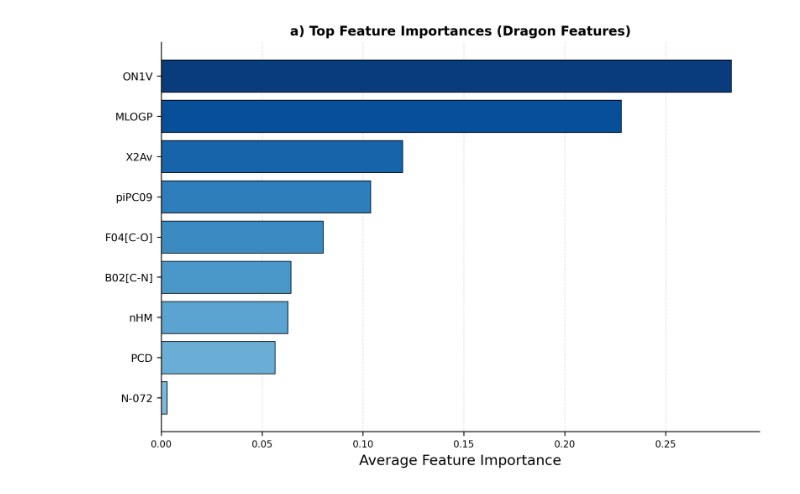
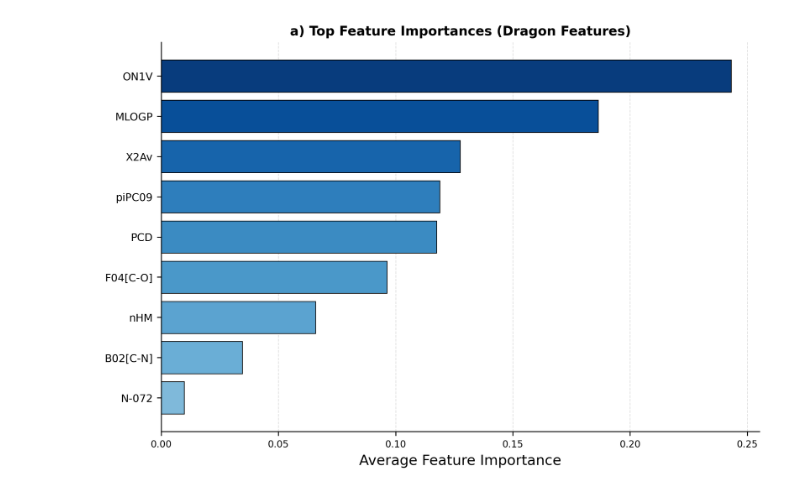
Before and after one commit to ssd6515/ChemClassifier, a Jupyter notebook: Feature Importance/FeatureImportance.ipynb, the cells around one changed output. Drawn from its saved outputs; the diff is of its cells as text; code cells hidden in the pictures.

```diff
--- a/Feature Importance/FeatureImportance.ipynb
+++ b/Feature Importance/FeatureImportance.ipynb
@@ -10,8 +2,0 @@ features = data.drop(columns=['CAS', 'SMILES', 'Set', 'Class', 'logKOW', 'logBCF
-# %%
-import pickle
-import numpy as np
-import matplotlib.pyplot as plt
-
-# Load the pickle file containing the list of feature importance arrays - obtained from model training. Please refer Model Training/Panel A gbrt_panela.py.
-with open('all_feature_importances_panela.pkl', 'rb') as f:
-    all_feature_importances = pickle.load(f)
@@ -20,7 +2,0 @@ with open('all_feature_importances_panela.pkl', 'rb') as f:
-# %%
-# Convert the list to a NumPy array for easier averaging.
-# The resulting shape should be (25, n_features)
-all_feature_importances = np.array(all_feature_importances)
-
-# Compute the average feature importance across all 25 models (elementwise average)
-avg_importances = np.mean(all_feature_importances, axis=0)
@@ -32,12 +3,44 @@ array([0.0626867 , 0.10370353, 0.05643256, 0.11954513, 0.22790995,
 # %%
+import pickle
+import numpy as np
+import matplotlib.pyplot as plt
 from matplotlib import cm
-# Select the top_n features based on the average importance
-top_n = 9
+
+# Load the pickle file
+with open("all_feature_importances_rf_panela.pkl", "rb") as f:
+    all_feature_importances = pickle.load(f)
+
+# Inspect structure
+print(type(all_feature_importances))
+print(len(all_feature_importances))
+print(all_feature_importances[0].keys())
+
+# Extract feature names
+feature_names = all_feature_importances[0]["feature_names"]
+
+# Check that feature names are consistent across all models
+for i, item in enumerate(all_feature_importances):
+    if not np.array_equal(item["feature_names"], feature_names):
+        raise ValueError(f"Feature names differ in model {i}")
+
+# Extract feature importance arrays
+importance_matrix = np.array([
+    item["feature_importances"] for item in all_feature_importances
+])
+
+print("Importance matrix shape:", importance_matrix.shape)
+
+# Average feature importance across all 25 models
+avg_importances = np.mean(importance_matrix, axis=0)
+
+# Select top features
+top_n = min(9, len(feature_names))
+
 sorted_idx = np.argsort(avg_importances)[::-1][:top_n]
 sorted_importances = avg_importances[sorted_idx]
-sorted_features = features.columns[sorted_idx]
+sorted_features = feature_names[sorted_idx]
 
-# Reverse for horizontal bar plot so the most important is on top
+# Reverse for horizontal bar plot
 sorted_importances = sorted_importances[::-1]
 sorted_features = sorted_features[::-1]
 
@@ -57,38 +60,22 @@ bars = ax.barh(
     sorted_features,
     sorted_importances,
     color=colors,
-    edgecolor='black',
+    edgecolor="black",
     linewidth=0.6
 )
 
-# Labels and title
 ax.set_xlabel("Average Feature Importance", fontsize=12)
-ax.set_title("a) Top Feature Importances (Dragon Features)", fontsize=11, weight='bold')
+ax.set_title("a) Top Feature Importances (Dragon Features)", fontsize=11, weight="bold")
 
-# Improve ticks
-ax.tick_params(axis='y', labelsize=9)
-ax.tick_params(axis='x', labelsize=8)
+ax.tick_params(axis="y", labelsize=9)
+ax.tick_params(axis="x", labelsize=8)
 
-# Light, clean gridlines
-ax.grid(axis='x', linestyle='--', linewidth=0.6, alpha=0.4)
+ax.grid(axis="x", linestyle="--", linewidth=0.6, alpha=0.4)
 ax.set_axisbelow(True)
 
-# Remove unnecessary spines
-ax.spines['top'].set_visible(False)
-ax.spines['right'].set_visible(False)
-
-# Add values at end of bars
-#for bar in bars:
-#    width = bar.get_width()
-#    ax.text(
-#        width + max(sorted_importances) * 0.01,
-#        bar.get_y() + bar.get_height() / 2,
-#        f"{width:.3f}",
-#        va='center',
-#        fontsize=9
-#    )
+ax.spines["top"].set_visible(False)
+ax.spines["right"].set_visible(False)
 
 plt.tight_layout()
-
 plt.show()
 # %% [output]
@@ -95,2 +86,2 @@ plt.show()
-[figure, old version]
+[figure, new version]
 # %% [markdown]
```
Also changed, not shown: parts of 16 cells of this notebook, 23 other files.
